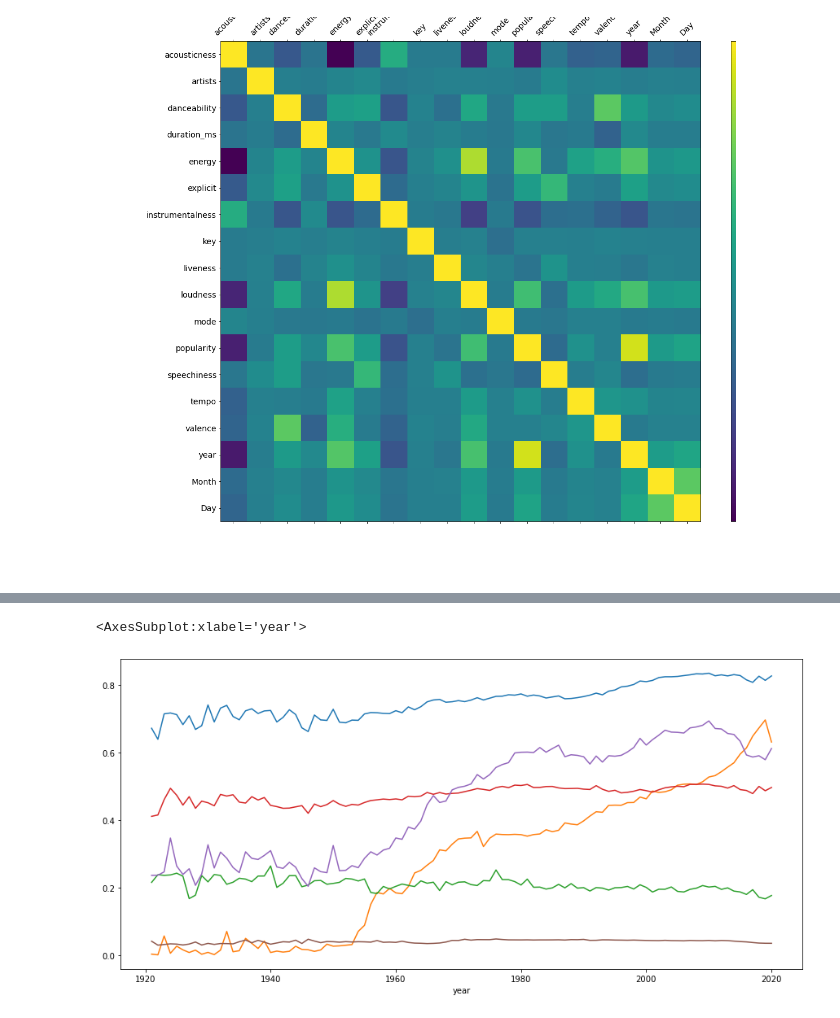
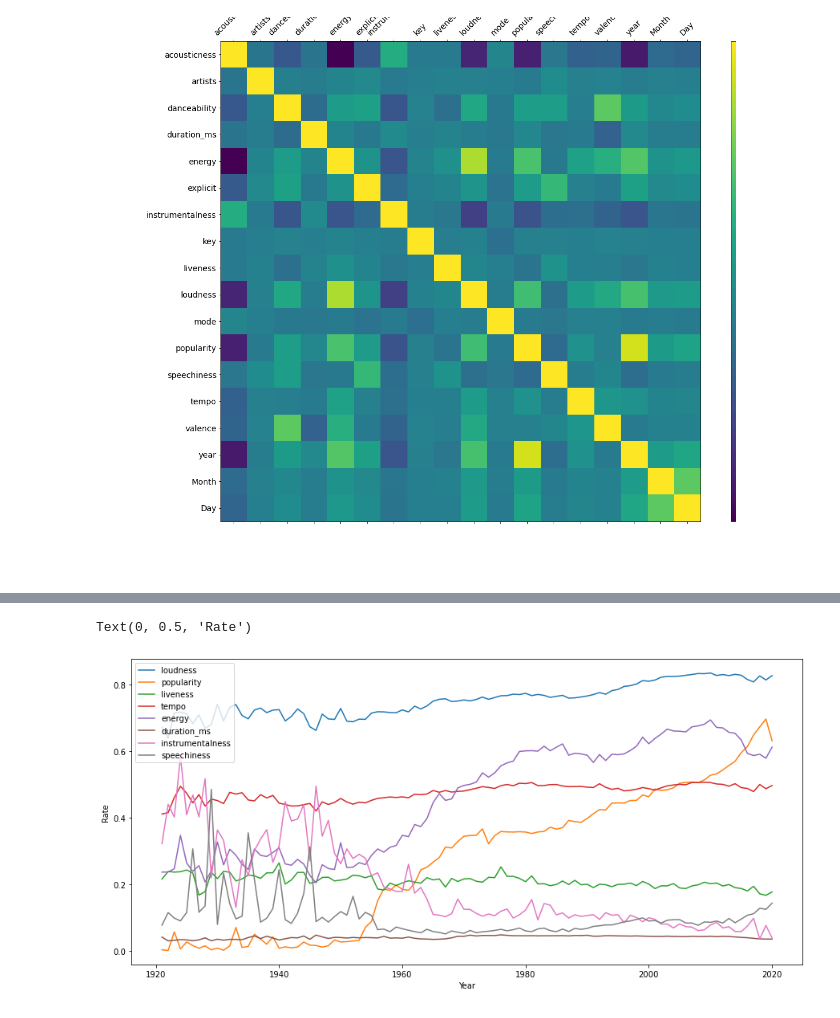
Before and after one commit to EinarUlzary/Spotify, a Jupyter notebook: firstStatisticalAnalysis.ipynb, the cells around one changed output, grey strips where cells are left out. Saved outputs shown, nothing was run; the diff lists cells and outputs as text; code cells hidden in the pictures.

```diff
--- a/firstStatisticalAnalysis.ipynb
+++ b/firstStatisticalAnalysis.ipynb
@@ -73,12 +64,19 @@ df.plot.hexbin(x='loudness', y='year', gridsize=25)
 # %%
 fig, ax = plt.subplots(figsize=(15,7))
 # use unstack()
-Spo_Clean_Data.groupby(['year']).mean()['loudness'].plot(ax=ax)
-Spo_Clean_Data.groupby(['year']).mean()['popularity'].plot(ax=ax)
-Spo_Clean_Data.groupby(['year']).mean()['liveness'].plot(ax=ax)
-Spo_Clean_Data.groupby(['year']).mean()['tempo'].plot(ax=ax)
-Spo_Clean_Data.groupby(['year']).mean()['energy'].plot(ax=ax)
-Spo_Clean_Data.groupby(['year']).mean()['duration_ms'].plot(ax=ax)
+Spo_Clean_Data.groupby(['year']).mean()['loudness'].plot(label="loudness" , ax=ax )
+Spo_Clean_Data.groupby(['year']).mean()['popularity'].plot(ax=ax , label="popularity")
+Spo_Clean_Data.groupby(['year']).mean()['liveness'].plot(ax=ax , label="liveness")
+Spo_Clean_Data.groupby(['year']).mean()['tempo'].plot(ax=ax , label="tempo")
+Spo_Clean_Data.groupby(['year']).mean()['energy'].plot(ax=ax , label="energy")
+Spo_Clean_Data.groupby(['year']).mean()['duration_ms'].plot(ax=ax , label="duration_ms")
+Spo_Clean_Data.groupby(['year']).mean()['instrumentalness'].plot(ax=ax , label="instrumentalness")
+Spo_Clean_Data.groupby(['year']).mean()['speechiness'].plot(ax=ax , label="speechiness")
+
+ax.legend(loc='best')
+
+plt.xlabel("Year")
+plt.ylabel("Rate")
 # %% [output]
-<AxesSubplot:xlabel='year'>
+Text(0, 0.5, 'Rate')
-[figure, old version]
+[figure, new version]
```
Also changed, not shown: parts of 8 cells of this notebook, 1 other file.
